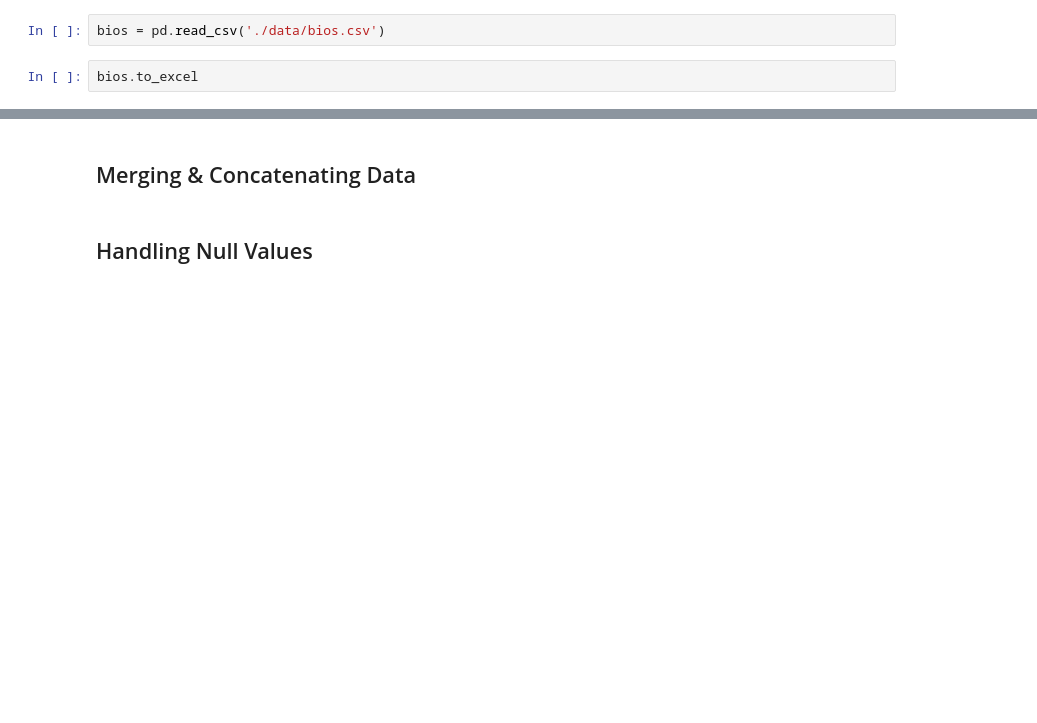
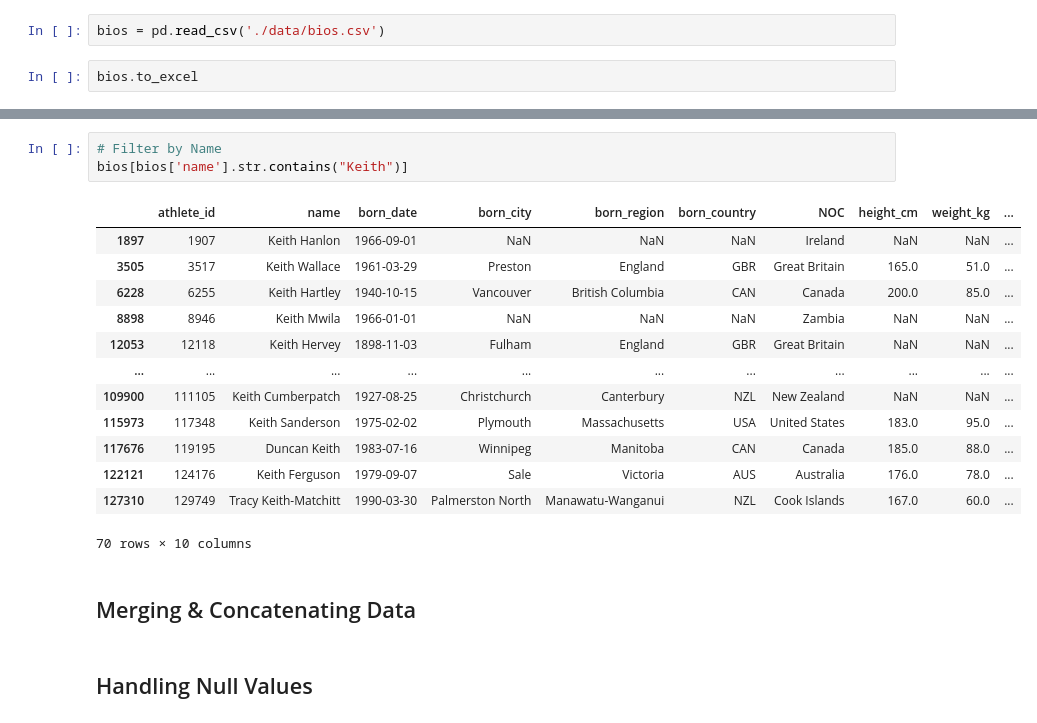
Before and after one commit to AdrianoR85/complete-pandas-tutorial, a Jupyter notebook: tutorial.ipynb, the cells around one changed output, grey strips where cells are left out. Drawn from its saved outputs; the diff is of its cells as text; blank space fills up the shorter version.

```diff
--- a/tutorial.ipynb
+++ b/tutorial.ipynb
@@ -83,3 +149,20 @@ bios.to_excel
+# %%
+# Filter by Name
+bios[bios['name'].str.contains("Keith")]
+# %% [output]
+|  | athlete_id | name | born_date | born_city | born_region | born_country | NOC | height_cm | weight_kg | ... |
+| 1897 | 1907 | Keith Hanlon | 1966-09-01 | NaN | NaN | NaN | Ireland | NaN | NaN | ... |
+| 3505 | 3517 | Keith Wallace | 1961-03-29 | Preston | England | GBR | Great Britain | 165.0 | 51.0 | ... |
+| 6228 | 6255 | Keith Hartley | 1940-10-15 | Vancouver | British Columbia | CAN | Canada | 200.0 | 85.0 | ... |
+| 8898 | 8946 | Keith Mwila | 1966-01-01 | NaN | NaN | NaN | Zambia | NaN | NaN | ... |
+| 12053 | 12118 | Keith Hervey | 1898-11-03 | Fulham | England | GBR | Great Britain | NaN | NaN | ... |
+| ... | ... | ... | ... | ... | ... | ... | ... | ... | ... | ... |
+| 109900 | 111105 | Keith Cumberpatch | 1927-08-25 | Christchurch | Canterbury | NZL | New Zealand | NaN | NaN | ... |
+| 115973 | 117348 | Keith Sanderson | 1975-02-02 | Plymouth | Massachusetts | USA | United States | 183.0 | 95.0 | ... |
+| 117676 | 119195 | Duncan Keith | 1983-07-16 | Winnipeg | Manitoba | CAN | Canada | 185.0 | 88.0 | ... |
+| 122121 | 124176 | Keith Ferguson | 1979-09-07 | Sale | Victoria | AUS | Australia | 176.0 | 78.0 | ... |
+| 127310 | 129749 | Tracy Keith-Matchitt | 1990-03-30 | Palmerston North | Manawatu-Wanganui | NZL | Cook Islands | 167.0 | 60.0 | ... |
+70 rows × 10 columns
 # %% [markdown]
 ## Merging & Concatenating Data
 # %% [markdown]
```
Also changed, not shown: parts of 7 cells of this notebook, 1 other file.
